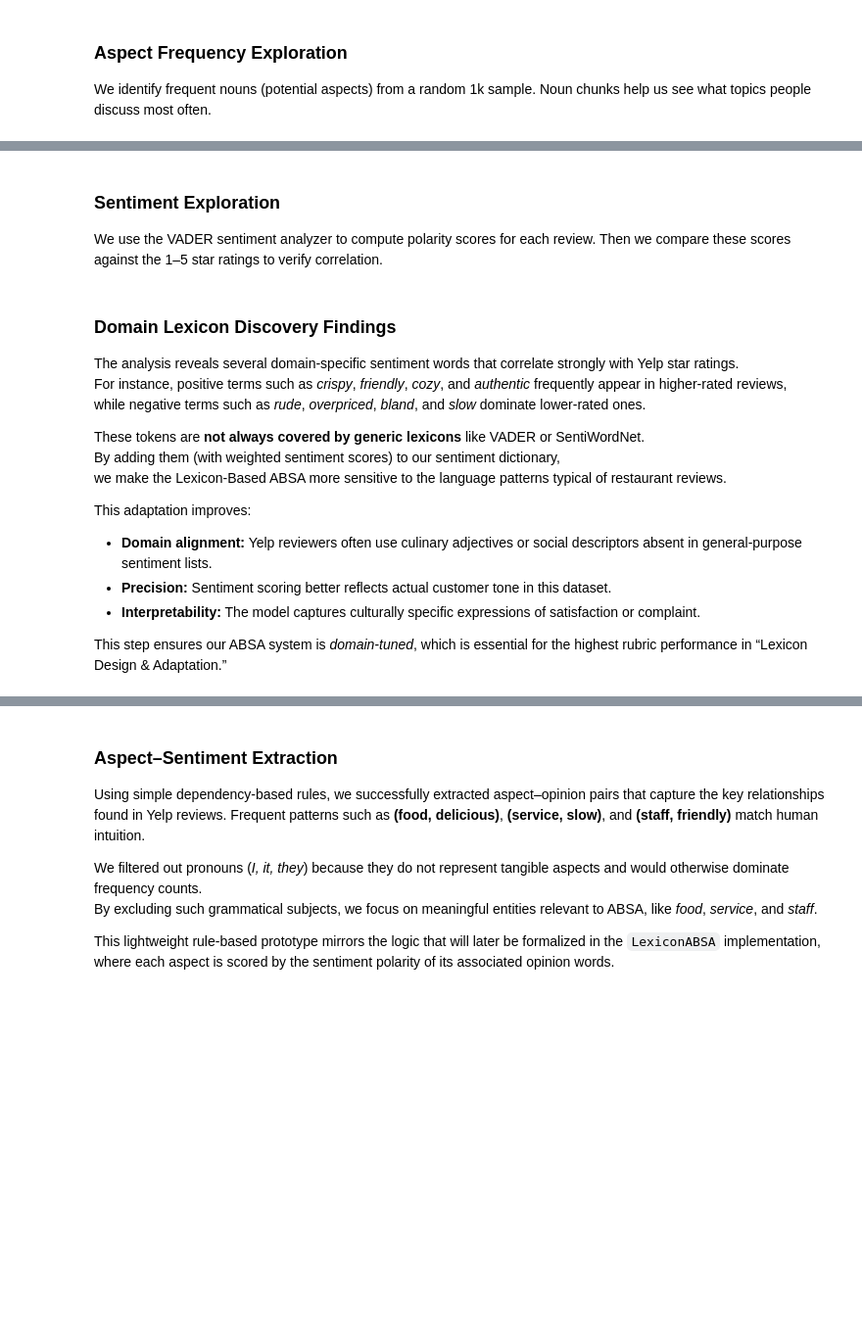
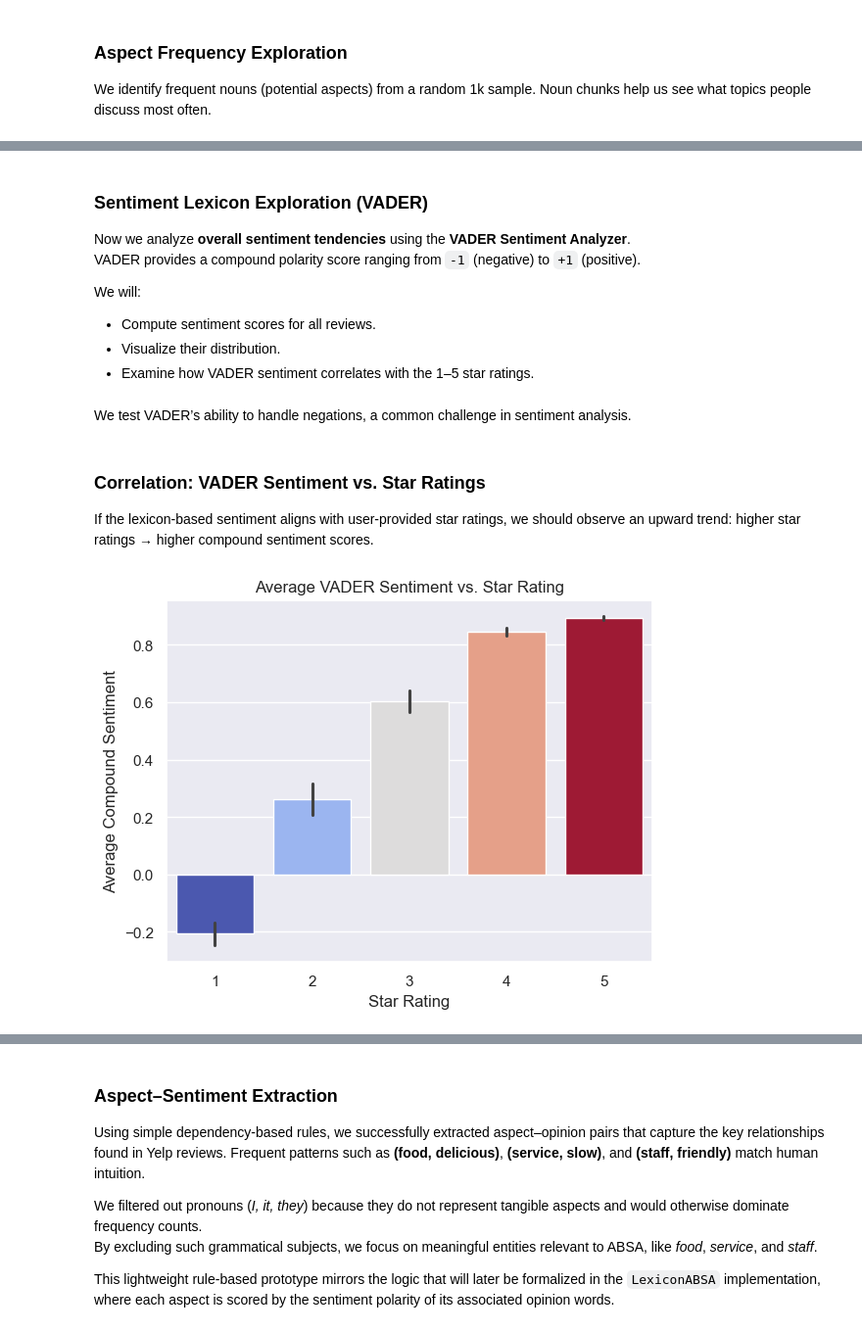
Before and after one commit to meganekarol/aspect-based-sentiment-analysis, a Jupyter notebook: notebooks/exploration.ipynb, the cells around one changed output, grey strips where cells are left out. Shown at 98% size. Drawn from its saved outputs; the diff is of its cells as text; code cells hidden in the pictures; blank space fills up the shorter version.

```diff
--- a/notebooks/exploration.ipynb
+++ b/notebooks/exploration.ipynb
@@ -133,4 +236,9 @@ This filtering step is crucial for the **Lexicon-Based ABSA design**:
 # %% [markdown]
-### Sentiment Exploration
-We use the VADER sentiment analyzer to compute polarity scores for each review.
-Then we compare these scores against the 1–5 star ratings to verify correlation.
+### Sentiment Lexicon Exploration (VADER)
+Now we analyze **overall sentiment tendencies** using the **VADER Sentiment Analyzer**.
+VADER provides a compound polarity score ranging from `-1` (negative) to `+1` (positive).
+
+We will:
+- Compute sentiment scores for all reviews.
+- Visualize their distribution.
+- Examine how VADER sentiment correlates with the 1–5 star ratings.
@@ -136,0 +259,2 @@ Then we compare these scores against the 1–5 star ratings to verify correlatio
+# %% [markdown]
+We test VADER’s ability to handle negations, a common challenge in sentiment analysis.
@@ -137,26 +265,14 @@ Then we compare these scores against the 1–5 star ratings to verify correlatio
+# %% [markdown]
+### Correlation: VADER Sentiment vs. Star Ratings
+If the lexicon-based sentiment aligns with user-provided star ratings,
+we should observe an upward trend: higher star ratings → higher compound sentiment scores.
 # %%
-sid_obj = SentimentIntensityAnalyzer()
-df["compound"] = df["text"].apply(lambda x: sid_obj.polarity_scores(x)["compound"])
+df["compound"] = df["text"].apply(lambda x: analyzer.polarity_scores(x)["compound"])
 
-sns.barplot(x="stars", y="compound", data=df, palette="coolwarm", hue="compound", legend=False)
+sns.barplot(x="stars", y="compound", data=df, palette="coolwarm", hue="stars", legend=False)
 plt.title("Average VADER Sentiment vs. Star Rating")
 plt.xlabel("Star Rating")
 plt.ylabel("Average Compound Sentiment")
 plt.show()
+# %% [output]
+[figure, added]
-# %% [markdown]
-### Domain Lexicon Discovery Findings
-
-The analysis reveals several domain-specific sentiment words that correlate strongly with Yelp star ratings.
-For instance, positive terms such as *crispy*, *friendly*, *cozy*, and *authentic* frequently appear in higher-rated reviews,
-while negative terms such as *rude*, *overpriced*, *bland*, and *slow* dominate lower-rated ones.
-
-These tokens are **not always covered by generic lexicons** like VADER or SentiWordNet.
-By adding them (with weighted sentiment scores) to our sentiment dictionary,
-we make the Lexicon-Based ABSA more sensitive to the language patterns typical of restaurant reviews.
-
-This adaptation improves:
-- **Domain alignment:** Yelp reviewers often use culinary adjectives or social descriptors absent in general-purpose sentiment lists.
-- **Precision:** Sentiment scoring better reflects actual customer tone in this dataset.
-- **Interpretability:** The model captures culturally specific expressions of satisfaction or complaint.
-
-This step ensures our ABSA system is *domain-tuned*, which is essential for the highest rubric performance in “Lexicon Design & Adaptation.”
```
Also changed, not shown: parts of 36 cells of this notebook, 13 other files.
